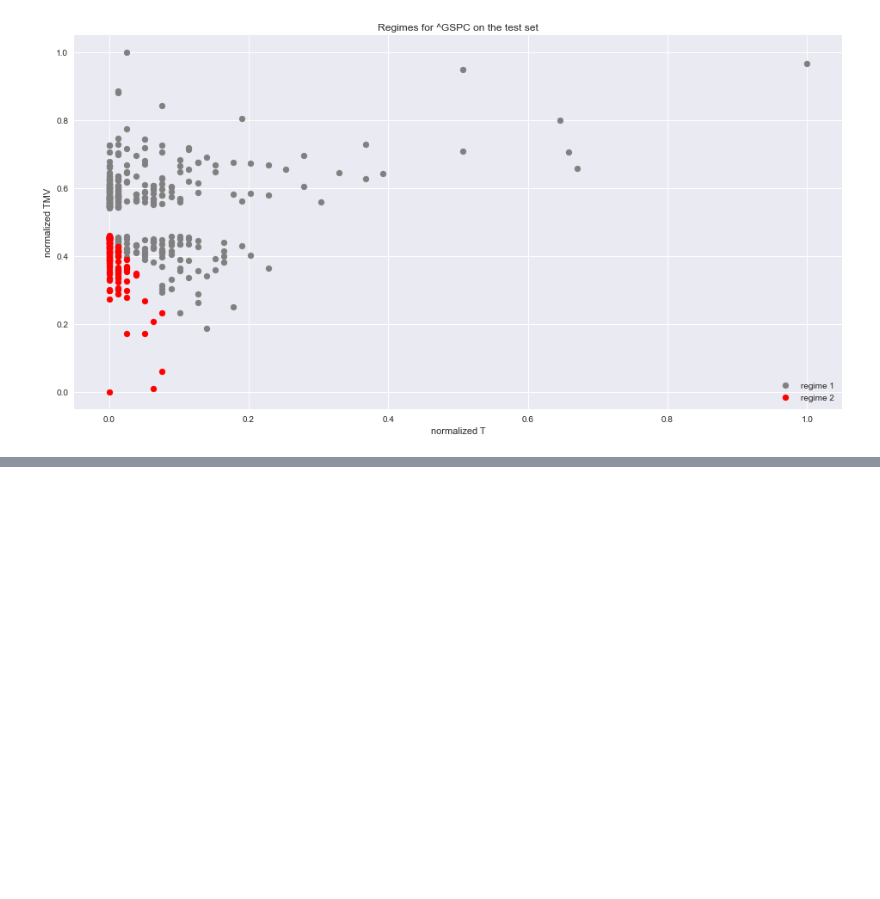
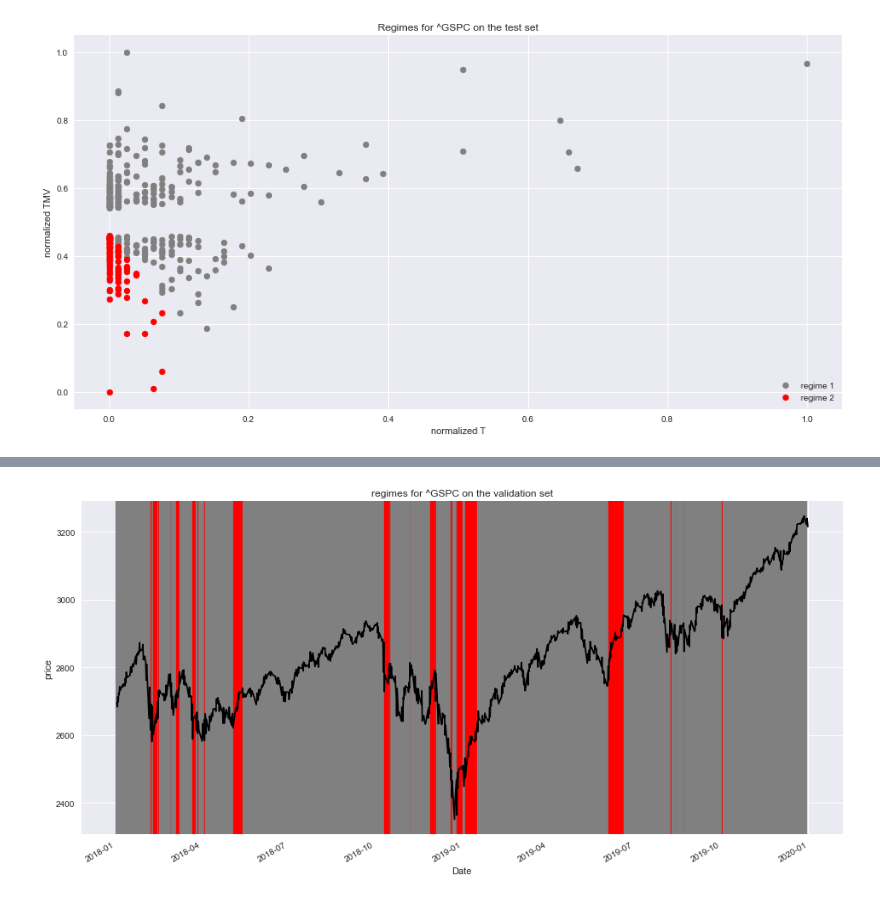
Before and after one commit to uday-31/detecting-market-regime-changes, a Jupyter notebook: detecting-regime-change.ipynb, the cells around one changed output, grey strips where cells are left out. Drawn from its saved outputs; the diff is of its cells as text; code cells hidden in the pictures; blank space fills up the shorter version.

```diff
--- a/detecting-regime-change.ipynb
+++ b/detecting-regime-change.ipynb
@@ -230,0 +351,24 @@ make_regime_plots(regimes_test, model.tmv['test'], model.T['test'], model.ticker
+# %%
+""" Plot our predicted regimes on the validation set. """
+
+regimes = strat_test.regimes_valid
+
+fig, ax = plt.subplots(figsize=(16,8))
+df_ts["2018-01-01":"2019-12-31"].plot(ax=ax, color='black')
+clr = {0:'grey',1:'red'}
+
+# assume default before we see any change
+ax.axvspan('2018-01-01',regimes.index[0], alpha=1, color=clr[regime])
+
+# look at the regimes
+for time_start, time_end, regime in zip(regimes.index[:-1], regimes.index[1:], regimes.values[:-1]):
+    ax.axvspan(time_start,time_end, alpha=1, color=clr[regime])
+
+# propagate last seen regime
+ax.axvspan(time_end,"2019-12-31", alpha=1, color=clr[regime])
+
+ax.set_title(f"regimes for {strat_test.ticker} on the validation set")
+ax.set_ylabel("price")
+plt.show()
+# %% [output]
+[figure, added]
```
Also changed, not shown: parts of 10 cells of this notebook, 2 other files.
